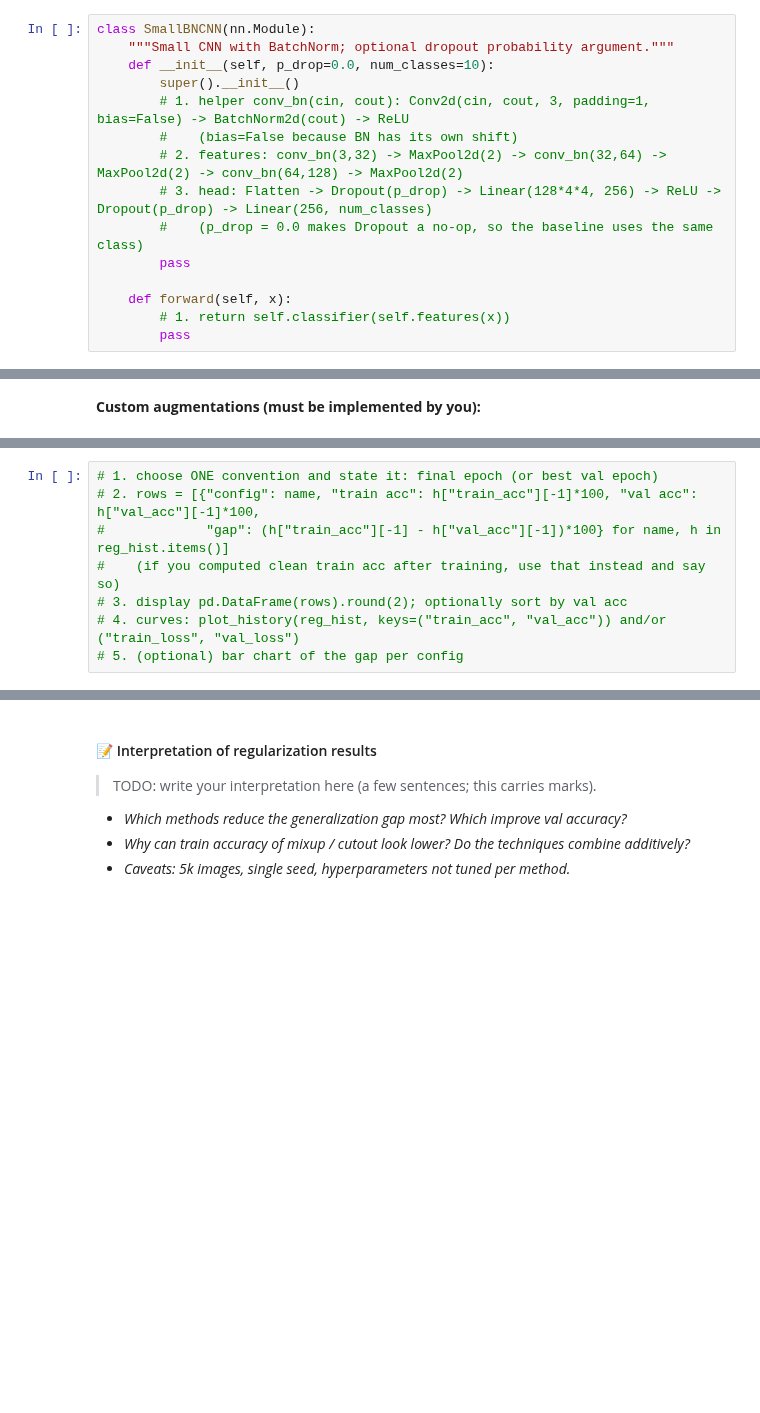
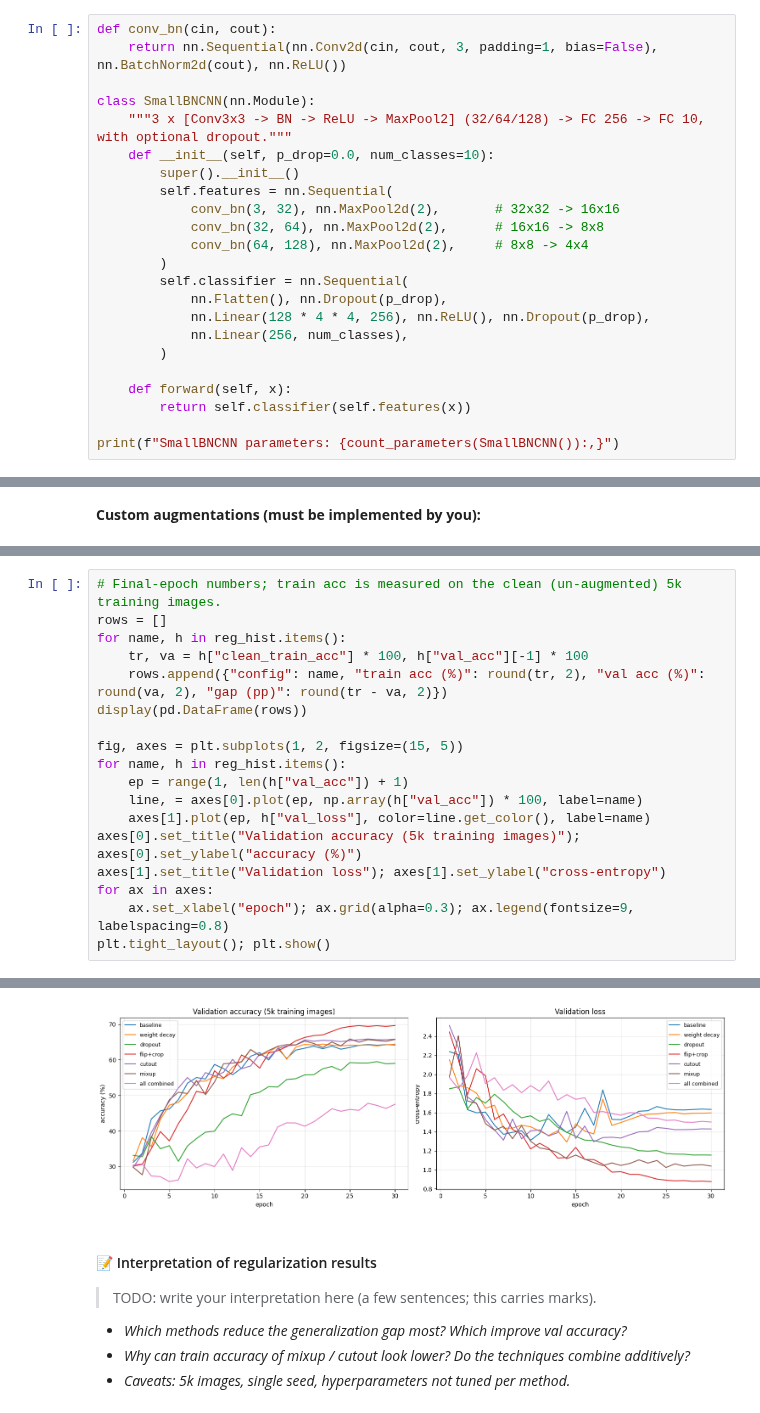
Before and after one commit to Sulojan2027/Vision_Coursework, a Jupyter notebook: Sem07_Deep_Learning_for_Vision/Assignment_2/assignment_2_cnn.ipynb, the cells around one changed output, grey strips where cells are left out. Saved outputs shown, nothing was run; the diff lists cells and outputs as text; blank space fills up the shorter version.

```diff
--- a/Sem07_Deep_Learning_for_Vision/Assignment_2/assignment_2_cnn.ipynb
+++ b/Sem07_Deep_Learning_for_Vision/Assignment_2/assignment_2_cnn.ipynb
@@ -810,17 +811,25 @@ Small CNN with batch norm; train on a **5k subset** of the training set (validat
 
 Configurations: baseline · weight decay · dropout · flip+crop · cutout · mixup · all combined.
 # %%
+def conv_bn(cin, cout):
+    return nn.Sequential(nn.Conv2d(cin, cout, 3, padding=1, bias=False), nn.BatchNorm2d(cout), nn.ReLU())
+
 class SmallBNCNN(nn.Module):
-    """Small CNN with BatchNorm; optional dropout probability argument."""
+    """3 x [Conv3x3 -> BN -> ReLU -> MaxPool2] (32/64/128) -> FC 256 -> FC 10, with optional dropout."""
     def __init__(self, p_drop=0.0, num_classes=10):
         super().__init__()
-        # 1. helper conv_bn(cin, cout): Conv2d(cin, cout, 3, padding=1, bias=False) -> BatchNorm2d(cout) -> ReLU
-        #    (bias=False because BN has its own shift)
-        # 2. features: conv_bn(3,32) -> MaxPool2d(2) -> conv_bn(32,64) -> MaxPool2d(2) -> conv_bn(64,128) -> MaxPool2d(2)
-        # 3. head: Flatten -> Dropout(p_drop) -> Linear(128*4*4, 256) -> ReLU -> Dropout(p_drop) -> Linear(256, num_classes)
-        #    (p_drop = 0.0 makes Dropout a no-op, so the baseline uses the same class)
-        pass
+        self.features = nn.Sequential(
+            conv_bn(3, 32), nn.MaxPool2d(2),       # 32x32 -> 16x16
+            conv_bn(32, 64), nn.MaxPool2d(2),      # 16x16 -> 8x8
+            conv_bn(64, 128), nn.MaxPool2d(2),     # 8x8 -> 4x4
+        )
+        self.classifier = nn.Sequential(
+            nn.Flatten(), nn.Dropout(p_drop),
+            nn.Linear(128 * 4 * 4, 256), nn.ReLU(), nn.Dropout(p_drop),
+            nn.Linear(256, num_classes),
+        )
 
     def forward(self, x):
-        # 1. return self.classifier(self.features(x))
-        pass
+        return self.classifier(self.features(x))
+
+print(f"SmallBNCNN parameters: {count_parameters(SmallBNCNN()):,}")
@@ -904,8 +961,19 @@ def compose(*fns):
-# %%
-# 1. choose ONE convention and state it: final epoch (or best val epoch)
-# 2. rows = [{"config": name, "train acc": h["train_acc"][-1]*100, "val acc": h["val_acc"][-1]*100,
-#             "gap": (h["train_acc"][-1] - h["val_acc"][-1])*100} for name, h in reg_hist.items()]
-#    (if you computed clean train acc after training, use that instead and say so)
-# 3. display pd.DataFrame(rows).round(2); optionally sort by val acc
-# 4. curves: plot_history(reg_hist, keys=("train_acc", "val_acc")) and/or ("train_loss", "val_loss")
-# 5. (optional) bar chart of the gap per config
+# %%
+# Final-epoch numbers; train acc is measured on the clean (un-augmented) 5k training images.
+rows = []
+for name, h in reg_hist.items():
+    tr, va = h["clean_train_acc"] * 100, h["val_acc"][-1] * 100
+    rows.append({"config": name, "train acc (%)": round(tr, 2), "val acc (%)": round(va, 2), "gap (pp)": round(tr - va, 2)})
+display(pd.DataFrame(rows))
+
+fig, axes = plt.subplots(1, 2, figsize=(15, 5))
+for name, h in reg_hist.items():
+    ep = range(1, len(h["val_acc"]) + 1)
+    line, = axes[0].plot(ep, np.array(h["val_acc"]) * 100, label=name)
+    axes[1].plot(ep, h["val_loss"], color=line.get_color(), label=name)
+axes[0].set_title("Validation accuracy (5k training images)"); axes[0].set_ylabel("accuracy (%)")
+axes[1].set_title("Validation loss"); axes[1].set_ylabel("cross-entropy")
+for ax in axes:
+    ax.set_xlabel("epoch"); ax.grid(alpha=0.3); ax.legend(fontsize=9, labelspacing=0.8)
+plt.tight_layout(); plt.show()
+# %% [output]
@@ -912,3 +988,4 @@ def compose(*fns):
+[figure, added]
 # %% [markdown]
 #### 📝 Interpretation of regularization results
 
```
Also changed, not shown: parts of 17 cells of this notebook.
